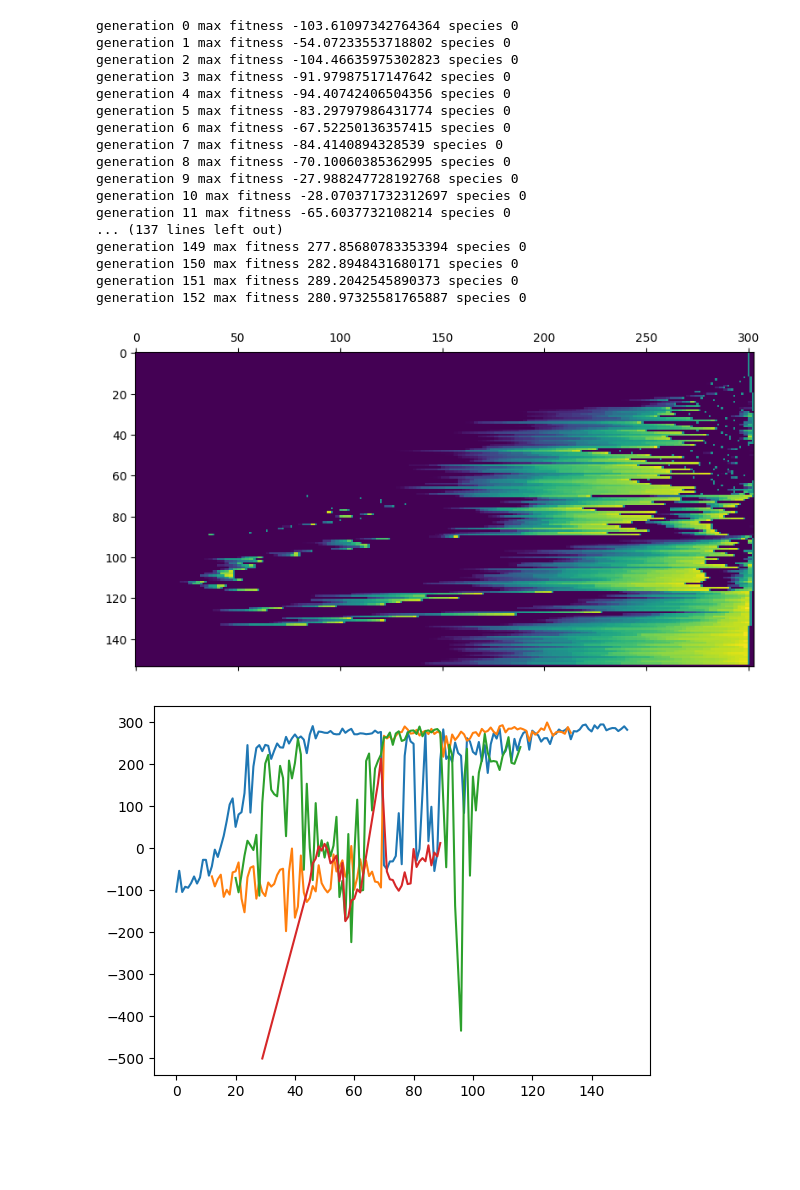
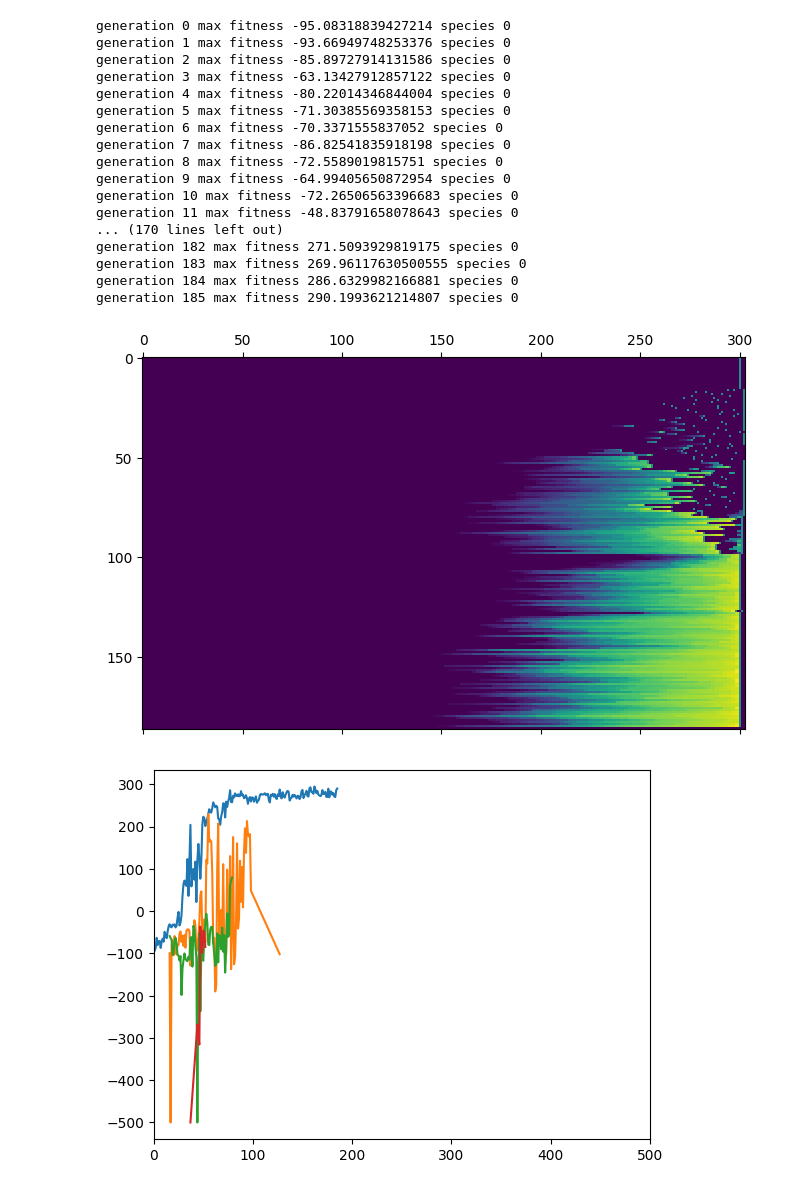
Before and after one commit to Lasse-DHBW/Impossible-Game, a Jupyter notebook: src/visualize_fintess.ipynb, the cells around one changed output. Saved outputs shown, nothing was run; the diff lists cells and outputs as text; code cells hidden in the pictures; blank space fills up the shorter version.

```diff
--- a/src/visualize_fintess.ipynb
+++ b/src/visualize_fintess.ipynb
@@ -3,7 +3,7 @@ import matplotlib.pyplot as plt
 import numpy as np
 import torch
 
-path = 'runs/continuous_lunar_lander/2023-12-07 22:13:57.425933'
+path = 'runs/continuous_lunar_lander/20231220_115303'
 # %%
 import os
 max_generation = max([int(file.split('_')[-1].split('.')[0]) for file in os.listdir(path)])
@@ -15,6 +15,7 @@ max_fitness = -np.inf
 min_fitness = np.inf
 for generation in range(max_generation):
     fitness_per_species = torch.load(f'{path}/fitness_perspecies_{generation}.pt')
+    fitness_per_species = {sp:v[0] for sp,v in fitness_per_species.items()}
     max_number_of_species = max(max_number_of_species, len(fitness_per_species))
 
     max_fitness = max(max_fitness, max([max(fitness) for fitness in fitness_per_species.values()]))
@@ -24,34 +25,35 @@ for generation in range(max_generation):
     assert number_of_individuals == sum([len(fitness) for fitness in fitness_per_species.values()]) or number_of_individuals is None
     number_of_individuals = sum([len(fitness) for fitness in fitness_per_species.values()])
 # %% [output]
-generation 0 max fitness -103.61097342764364 species 0
-generation 1 max fitness -54.07233553718802 species 0
-generation 2 max fitness -104.46635975302823 species 0
-generation 3 max fitness -91.97987517147642 species 0
-generation 4 max fitness -94.40742406504356 species 0
-generation 5 max fitness -83.29797986431774 species 0
-generation 6 max fitness -67.52250136357415 species 0
-generation 7 max fitness -84.4140894328539 species 0
-generation 8 max fitness -70.10060385362995 species 0
-generation 9 max fitness -27.988247728192768 species 0
-generation 10 max fitness -28.070371732312697 species 0
-generation 11 max fitness -65.6037732108214 species 0
-... (137 lines left out)
-generation 149 max fitness 277.85680783353394 species 0
-generation 150 max fitness 282.8948431680171 species 0
-generation 151 max fitness 289.2042545890373 species 0
-generation 152 max fitness 280.97325581765887 species 0
+generation 0 max fitness -95.08318839427214 species 0
+generation 1 max fitness -93.66949748253376 species 0
+generation 2 max fitness -85.89727914131586 species 0
+generation 3 max fitness -63.13427912857122 species 0
+generation 4 max fitness -80.22014346844004 species 0
+generation 5 max fitness -71.30385569358153 species 0
+generation 6 max fitness -70.3371555837052 species 0
+generation 7 max fitness -86.82541835918198 species 0
+generation 8 max fitness -72.5589019815751 species 0
+generation 9 max fitness -64.99405650872954 species 0
+generation 10 max fitness -72.26506563396683 species 0
+generation 11 max fitness -48.83791658078643 species 0
+... (170 lines left out)
+generation 182 max fitness 271.5093929819175 species 0
+generation 183 max fitness 269.96117630500555 species 0
+generation 184 max fitness 286.6329982166881 species 0
+generation 185 max fitness 290.1993621214807 species 0
 # %%
 width = number_of_individuals + max_number_of_species-1 # white border between
 height = max_generation + 1
 heatmap = np.zeros((height, width))
 for generation in range(max_generation):
     fitness_per_species = torch.load(f'{path}/fitness_perspecies_{generation}.pt')
+    fitness_per_species = {sp:v[0] for sp,v in fitness_per_species.items()}
     num_species = len(fitness_per_species)
     position_counter = 0
     min_fitness_in_run = min([min(fitness) for fitness in fitness_per_species.values()])
-    for species in range(num_species):
-        fitnesses = fitness_per_species[species]
+    for fitnesses in fitness_per_species.values():
+
         # sort by fitness
         fitnesses = sorted(fitnesses)
         fitnesses = [0 if fitness < 0 else fitness for fitness in fitnesses]
@@ -72,7 +74,7 @@ for generation in range(max_generation):
 plt.matshow(heatmap)
 plt.show()
 # %% [output]
-[figure, old version]
+[figure, new version]
 # %%
 # plot max fitness per species and generation
 
@@ -80,6 +82,7 @@ max_fitness_per_species = {}
 
 for generation in range(max_generation):
     fitness_per_species = torch.load(f'{path}/fitness_perspecies_{generation}.pt')
+    fitness_per_species = {sp:v[0] for sp,v in fitness_per_species.items()}
     for species, fitnesses in fitness_per_species.items():
         if species not in max_fitness_per_species:
             max_fitness_per_species[species] = []
@@ -89,6 +92,8 @@ for generation in range(max_generation):
 # %%
 # plot
 for species, fitnesses in max_fitness_per_species.items():
     plt.plot([fitness[0] for fitness in fitnesses], [fitness[1] for fitness in fitnesses], label=f'species {species}')
+    # figure x lim
+    plt.xlim(0, 500)
 # %% [output]
-[figure, old version]
+[figure, new version]
```
Also changed, not shown: 5 other files.
